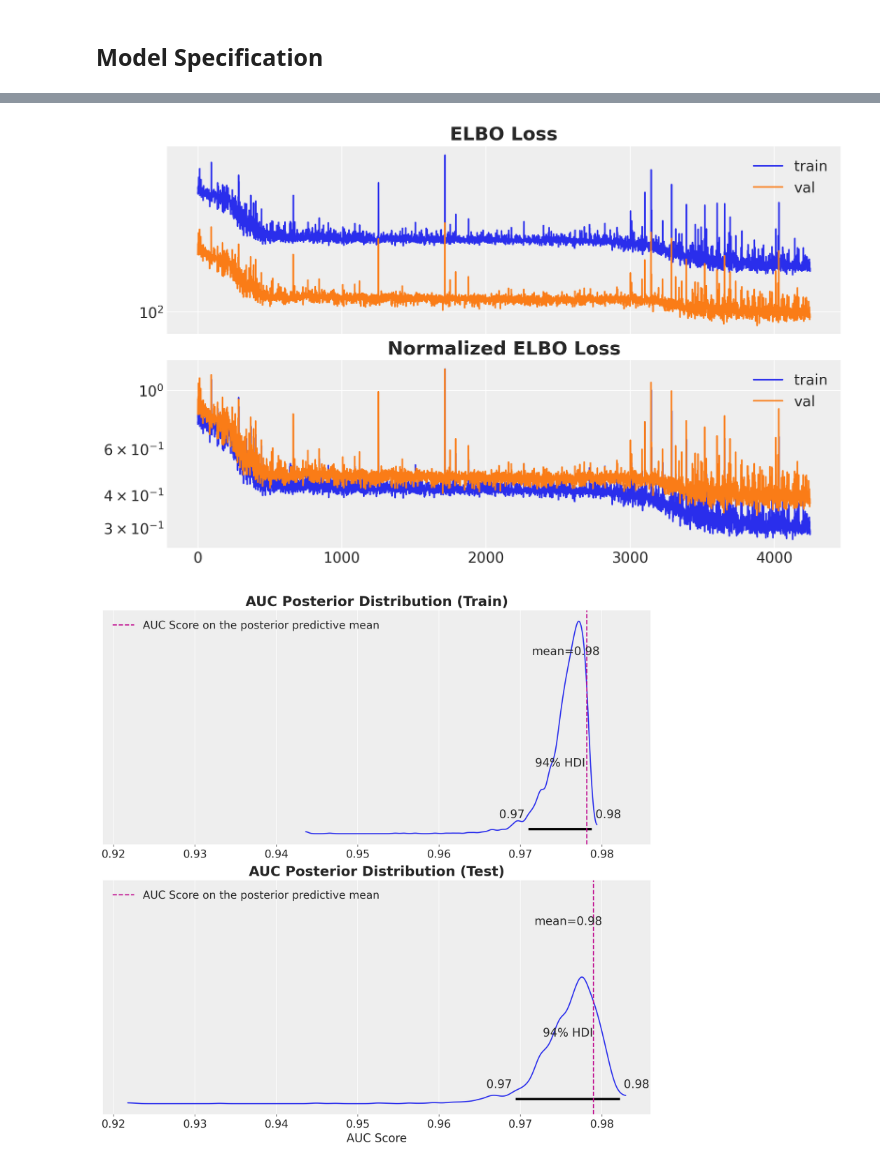
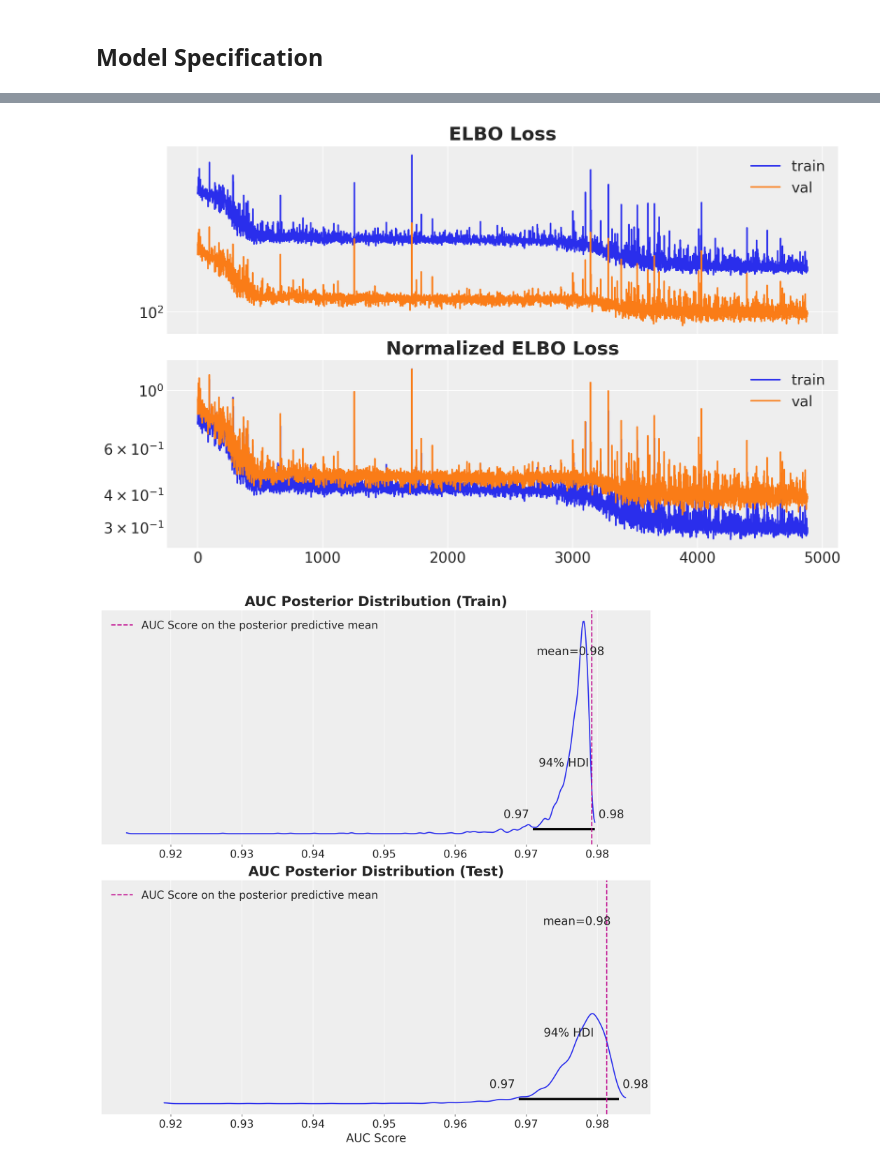
Before and after one commit to juanitorduz/website_projects, a Jupyter notebook: Python/intro_svi.ipynb, the cells around one changed output, grey strips where cells are left out. Drawn from its saved outputs; the diff is of its cells as text; code cells hidden in the pictures.

```diff
--- a/Python/intro_svi.ipynb
+++ b/Python/intro_svi.ipynb
@@ -275,8 +275,8 @@ norm_val_losses = []
 
 with tqdm.trange(1, num_steps + 1) as t:
     batch = max(num_steps // 20, 1)
-    patience_counter = 0
-    patience = num_steps // 2
+    patience_counter = 1
+    patience = 200
 
     for i in t:
         svi_state, train_loss = jax.jit(body_fn)(svi_state, None)
@@ -290,10 +290,10 @@ with tqdm.trange(1, num_steps + 1) as t:
         norm_val_losses.append(norm_val_loss)
 
         # Early stopping with patience
-        if norm_val_loss > norm_train_loss:
-            patience_counter += 1
-            if patience_counter >= patience:
-                break
+        condition = norm_val_loss > norm_train_loss
+        patience_counter = patience_counter + 1 if condition else 0
+        if patience_counter >= patience:
+            break
 
         if i % batch == 0:
             avg_train_loss = sum(train_losses[i - batch :]) / batch
@@ -305,34 +305,34 @@ with tqdm.trange(1, num_steps + 1) as t:
             )
 
 train_losses = jnp.stack(train_losses)
 val_losses = jnp.stack(val_losses)
 
 svi_result = SVIRunResult(svi.get_params(svi_state), svi_state, train_losses)
 
 fig, ax = plt.subplots(
     nrows=2,
     ncols=1,
     figsize=(10, 6),
     sharex=True,
     sharey=False,
     layout="constrained",
 )
 
 ax = ax.flatten()
 
 ax[0].plot(train_losses, c="C0", label="train")
 ax[0].plot(val_losses, c="C1", label="val")
 ax[0].legend(loc="upper right")
 ax[0].set(yscale="log")
 ax[0].set_title("ELBO Loss", fontsize=18, fontweight="bold")
 
 ax[1].plot(norm_train_losses, c="C0", label="train")
 ax[1].plot(norm_val_losses, c="C1", label="val")
 ax[1].legend(loc="upper right")
 ax[1].set(yscale="log")
 ax[1].set_title("Normalized ELBO Loss", fontsize=18, fontweight="bold");
 # %% [output]
-[figure, old version]
+[figure, new version]
 # %%
 params = svi_result.params
 
@@ -433,7 +433,7 @@ ax[1].legend(loc="upper left")
 ax[1].set(xlabel="AUC Score")
 ax[1].set_title("AUC Posterior Distribution (Test)", fontsize=18, fontweight="bold");
 # %% [output]
-[figure, old version]
+[figure, new version]
 # %%
 def _roc_curve(y_true, y_score):
     n = y_true.shape[0] - 3
```
Also changed, not shown: parts of 2 cells of this notebook.
